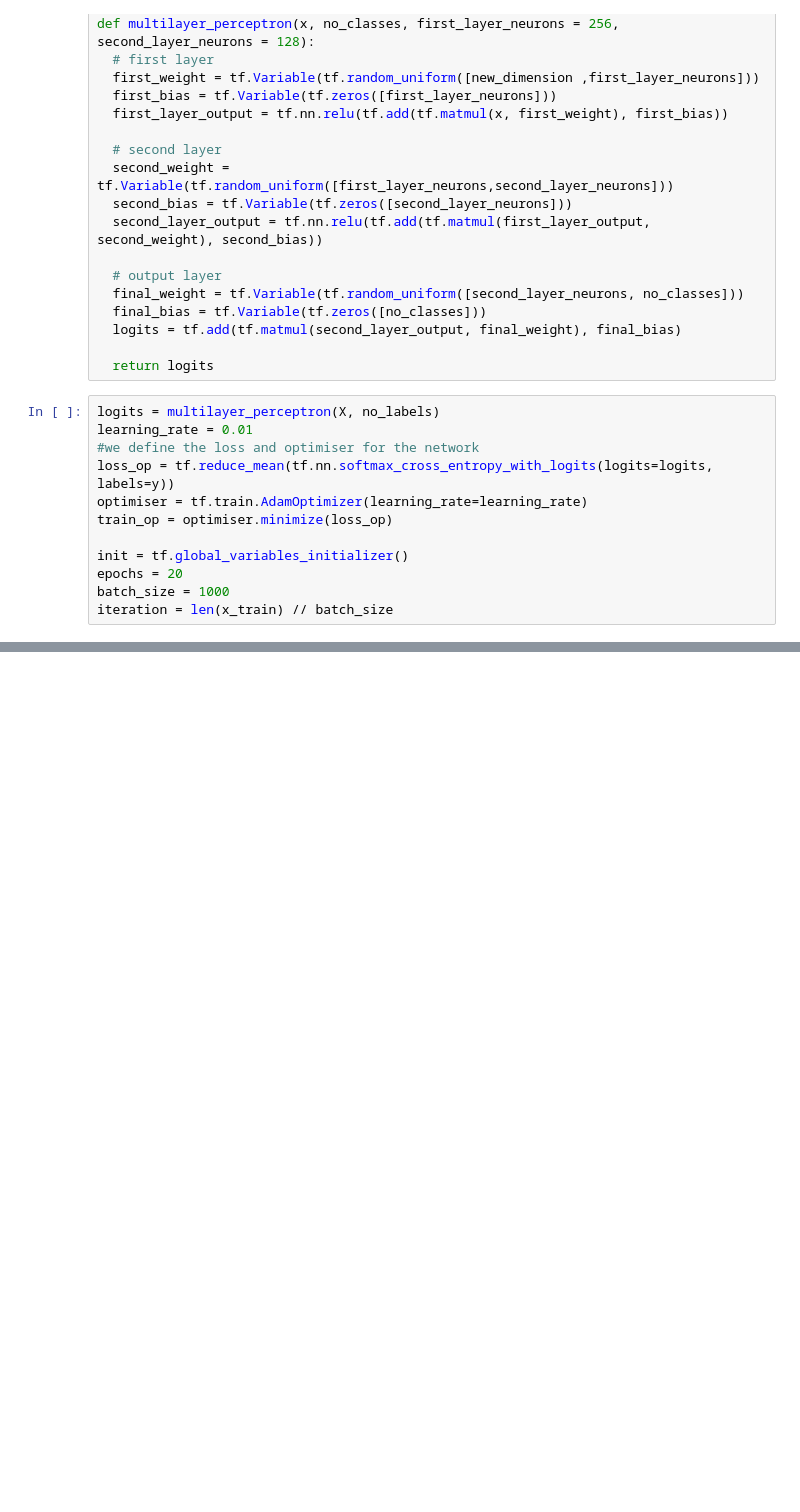
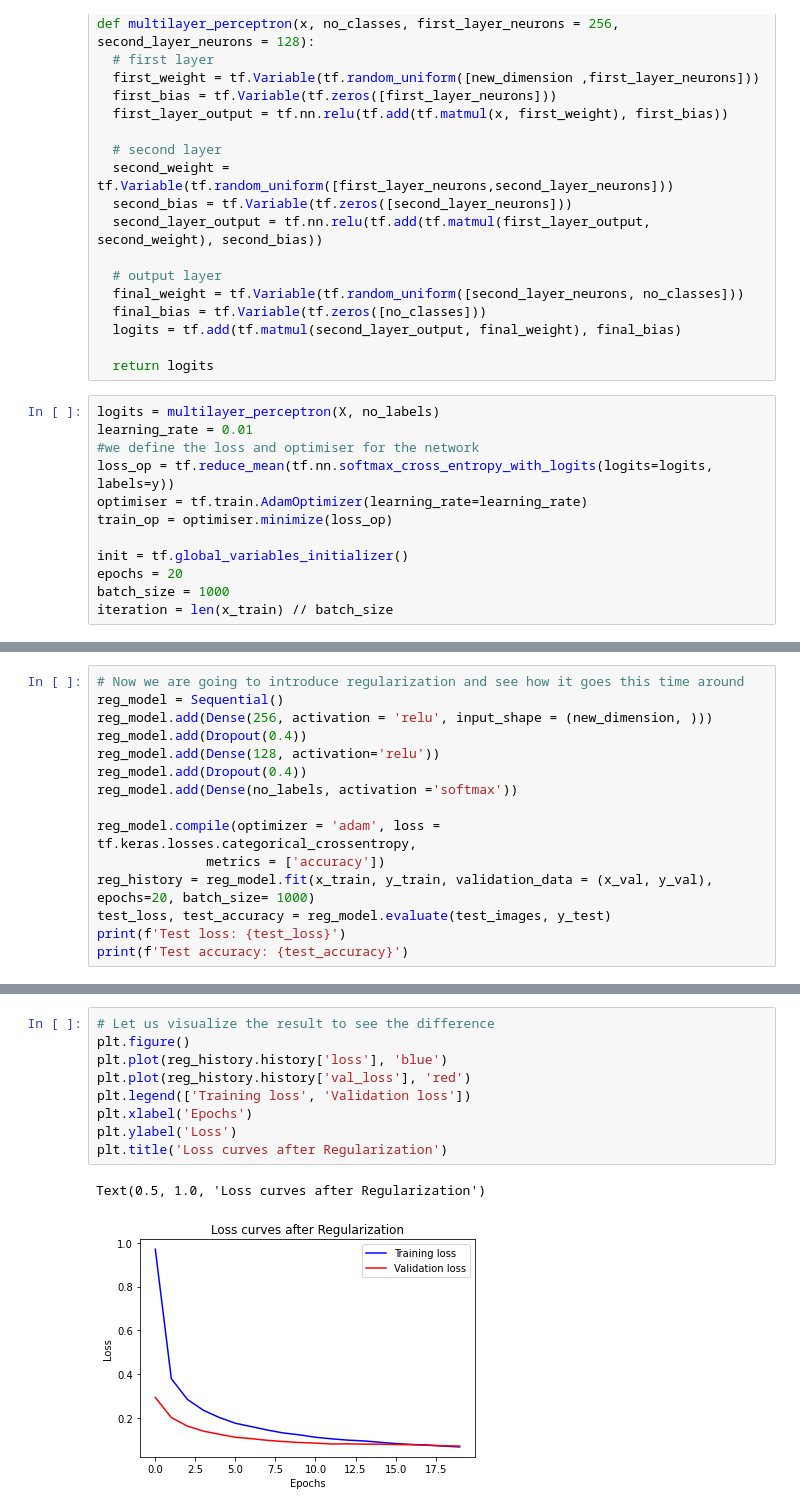
Before and after one commit to victoruwazurike1/Hamoye_Internship_Notebooks, a Jupyter notebook: Hamoye_Neural_Network_Image_Recognition_Object_Detection_1.ipynb, the cells around one changed output, grey strips where cells are left out. Cells and saved outputs as stored; diff of their text form; blank space fills up the shorter version.

```diff
--- a/Hamoye_Neural_Network_Image_Recognition_Object_Detection_1.ipynb
+++ b/Hamoye_Neural_Network_Image_Recognition_Object_Detection_1.ipynb
@@ -191,0 +239,15 @@ Accuracy: 0.909500002861023
+# %%
+# Now we are going to introduce regularization and see how it goes this time around
+reg_model = Sequential()
+reg_model.add(Dense(256, activation = 'relu', input_shape = (new_dimension, )))
+reg_model.add(Dropout(0.4))
+reg_model.add(Dense(128, activation='relu'))
+reg_model.add(Dropout(0.4))
+reg_model.add(Dense(no_labels, activation ='softmax'))
+
+reg_model.compile(optimizer = 'adam', loss = tf.keras.losses.categorical_crossentropy,
+              metrics = ['accuracy'])
+reg_history = reg_model.fit(x_train, y_train, validation_data = (x_val, y_val), epochs=20, batch_size= 1000)
+test_loss, test_accuracy = reg_model.evaluate(test_images, y_test)
+print(f'Test loss: {test_loss}')
+print(f'Test accuracy: {test_accuracy}')
@@ -191,0 +274,12 @@ Accuracy: 0.909500002861023
+# %%
+# Let us visualize the result to see the difference
+plt.figure()
+plt.plot(reg_history.history['loss'], 'blue')
+plt.plot(reg_history.history['val_loss'], 'red')
+plt.legend(['Training loss', 'Validation loss'])
+plt.xlabel('Epochs')
+plt.ylabel('Loss')
+plt.title('Loss curves after Regularization')
+# %% [output]
+Text(0.5, 1.0, 'Loss curves after Regularization')
+[figure, added]
```
Also changed, not shown: parts of 5 cells of this notebook.
